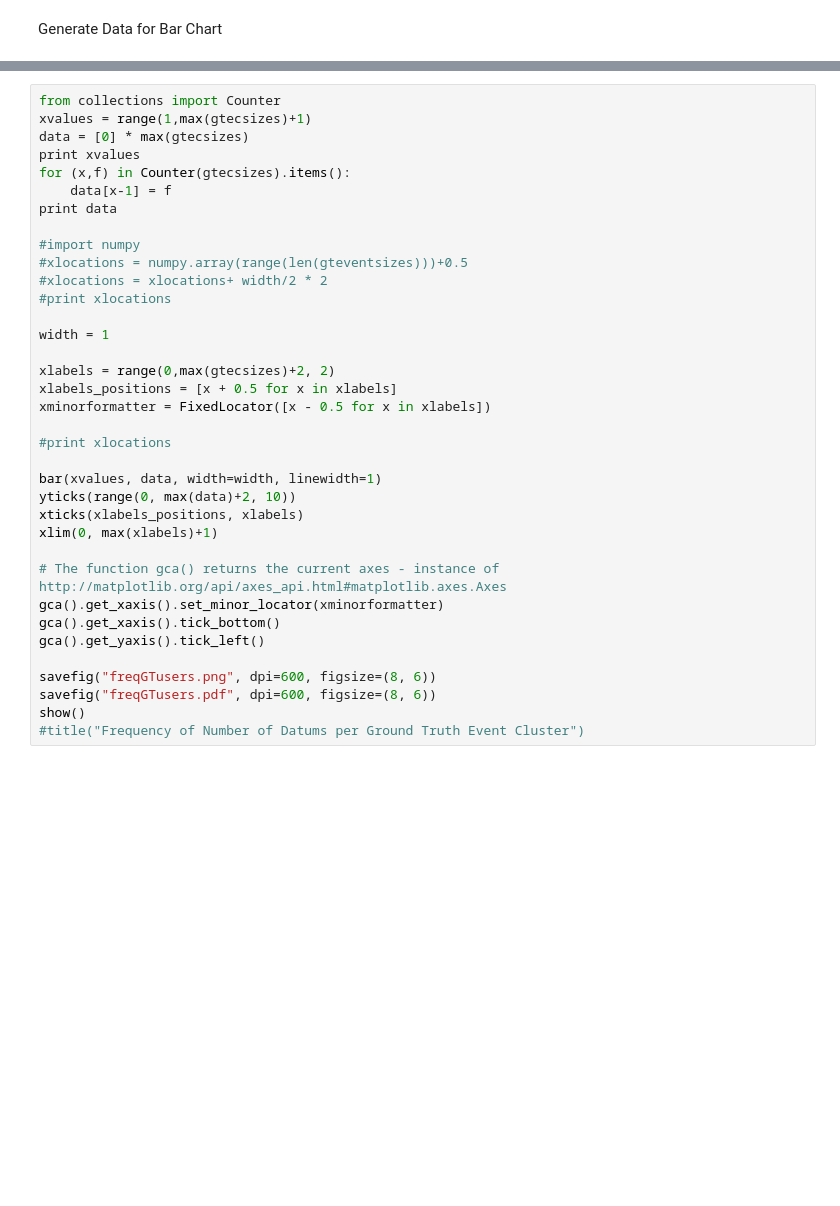
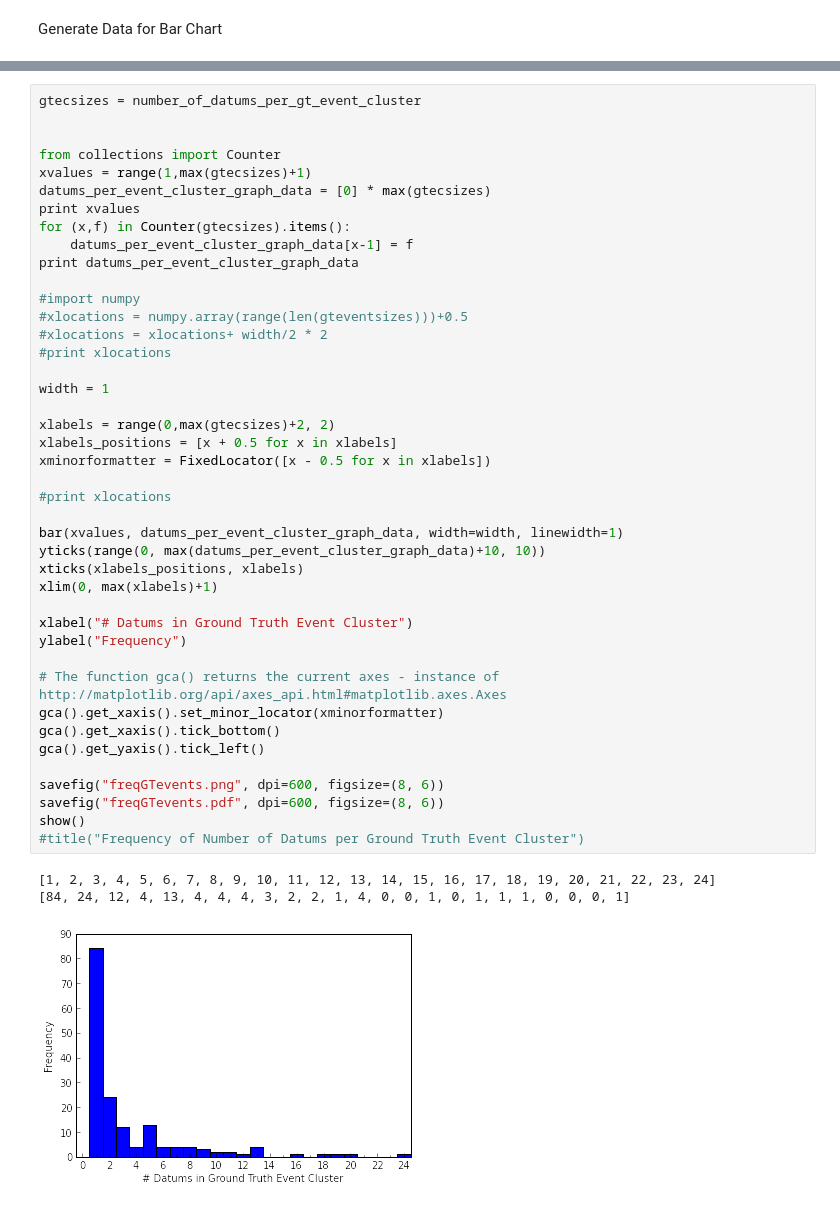
Before and after one commit to benblamey/ben_phd_python, a Jupyter notebook: DescriptiveStats.ipynb, the cells around one changed output, grey strips where cells are left out. Saved outputs shown, nothing was run; the diff lists cells and outputs as text; blank space fills up the shorter version.

```diff
--- a/DescriptiveStats.ipynb
+++ b/DescriptiveStats.ipynb
@@ -154,36 +180,46 @@ show()
 # %%
+gtecsizes = number_of_datums_per_gt_event_cluster
+
+
 from collections import Counter
 xvalues = range(1,max(gtecsizes)+1)
-data = [0] * max(gtecsizes)
+datums_per_event_cluster_graph_data = [0] * max(gtecsizes)
 print xvalues
 for (x,f) in Counter(gtecsizes).items():
-    data[x-1] = f
-print data
+    datums_per_event_cluster_graph_data[x-1] = f
+print datums_per_event_cluster_graph_data
 
 #import numpy
 #xlocations = numpy.array(range(len(gteventsizes)))+0.5
 #xlocations = xlocations+ width/2 * 2
 #print xlocations
 
 width = 1
 
 xlabels = range(0,max(gtecsizes)+2, 2)
 xlabels_positions = [x + 0.5 for x in xlabels]
 xminorformatter = FixedLocator([x - 0.5 for x in xlabels])
 
 #print xlocations
 
-bar(xvalues, data, width=width, linewidth=1)
-yticks(range(0, max(data)+2, 10))
+bar(xvalues, datums_per_event_cluster_graph_data, width=width, linewidth=1)
+yticks(range(0, max(datums_per_event_cluster_graph_data)+10, 10))
 xticks(xlabels_positions, xlabels)
 xlim(0, max(xlabels)+1)
+
+xlabel("# Datums in Ground Truth Event Cluster")
+ylabel("Frequency")
 
 # The function gca() returns the current axes - instance of http://matplotlib.org/api/axes_api.html#matplotlib.axes.Axes
 gca().get_xaxis().set_minor_locator(xminorformatter)
 gca().get_xaxis().tick_bottom()
 gca().get_yaxis().tick_left()
 
-savefig("freqGTusers.png", dpi=600, figsize=(8, 6))
-savefig("freqGTusers.pdf", dpi=600, figsize=(8, 6))
+savefig("freqGTevents.png", dpi=600, figsize=(8, 6))
+savefig("freqGTevents.pdf", dpi=600, figsize=(8, 6))
 show()
 #title("Frequency of Number of Datums per Ground Truth Event Cluster")
+# %% [output]
+[1, 2, 3, 4, 5, 6, 7, 8, 9, 10, 11, 12, 13, 14, 15, 16, 17, 18, 19, 20, 21, 22, 23, 24]
+[84, 24, 12, 4, 13, 4, 4, 4, 3, 2, 2, 1, 4, 0, 0, 1, 0, 1, 1, 1, 0, 0, 0, 1]
+[figure, added]
```
Also changed, not shown: parts of 20 cells of this notebook, 20 other files.
